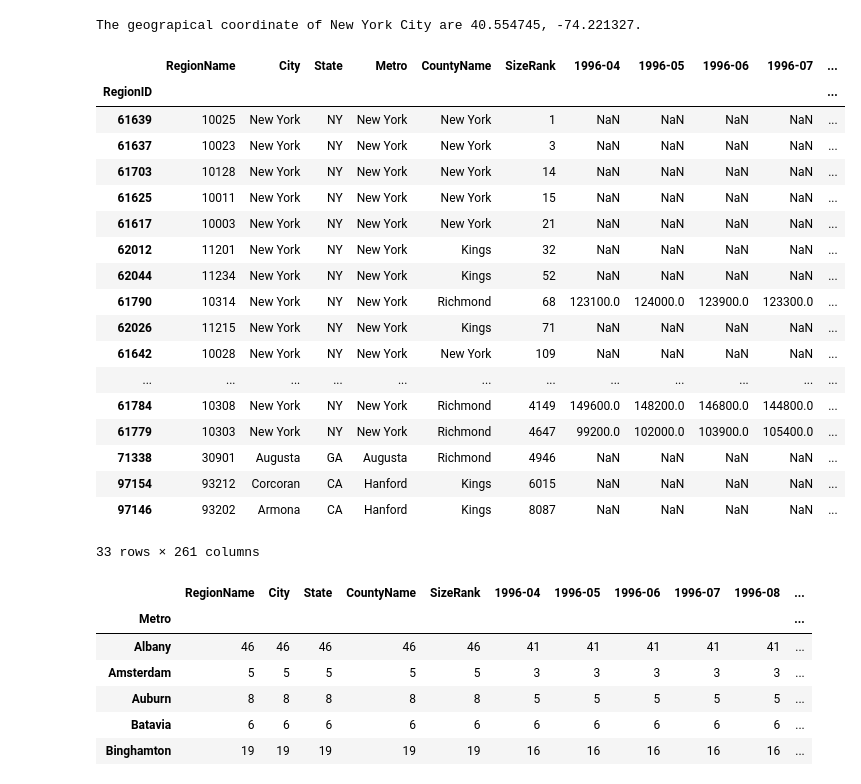
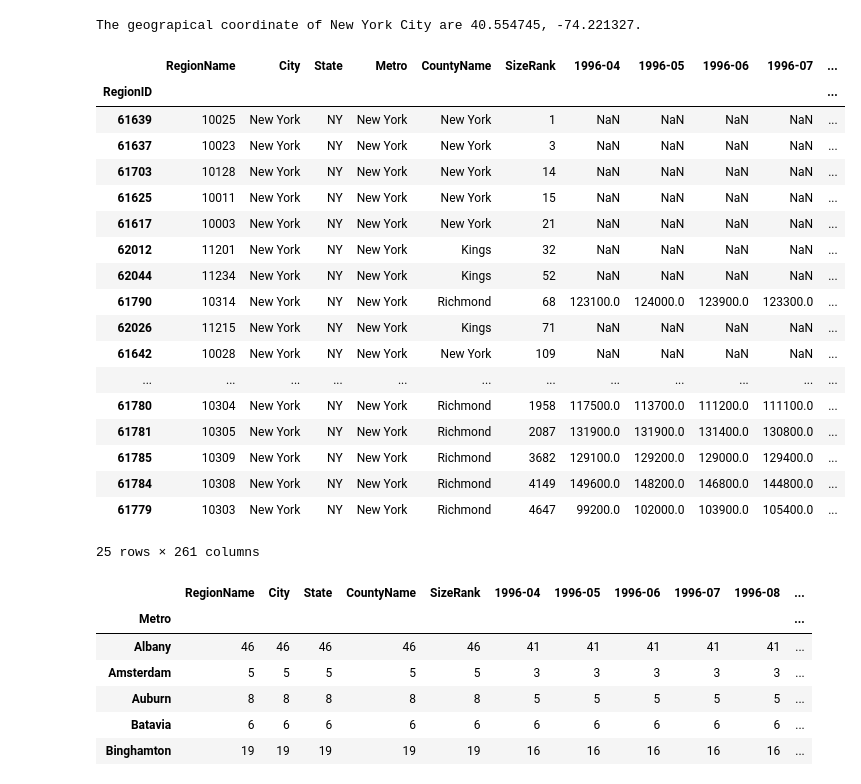
Before and after one commit to allaccountstaken/Coursera_Capstone, a Jupyter notebook: NYC_venues_prices.ipynb, the cells around one changed output. Saved outputs shown, nothing was run; the diff lists cells and outputs as text; code cells hidden in the pictures.

```diff
--- a/NYC_venues_prices.ipynb
+++ b/NYC_venues_prices.ipynb
@@ -71,27 +71,28 @@ The geograpical coordinate of New York City are 40.554745, -74.221327.
 # %%
 df = pd.read_csv('prices.csv', index_col=0)
 counties = ['New York', 'Kings', 'Bronx', 'Richmond', 'Queens']
-df.loc[df.CountyName.isin(counties)]
+df_nyc = df.loc[df.State == 'NY']
+df_nyc.loc[df_nyc.CountyName.isin(counties)]
 # %% [output]
 |  | RegionName | City | State | Metro | CountyName | SizeRank | 1996-04 | 1996-05 | 1996-06 | 1996-07 | ... |
 | RegionID |  |  |  |  |  |  |  |  |  |  | ... |
 | 61639 | 10025 | New York | NY | New York | New York | 1 | NaN | NaN | NaN | NaN | ... |
 | 61637 | 10023 | New York | NY | New York | New York | 3 | NaN | NaN | NaN | NaN | ... |
 | 61703 | 10128 | New York | NY | New York | New York | 14 | NaN | NaN | NaN | NaN | ... |
 | 61625 | 10011 | New York | NY | New York | New York | 15 | NaN | NaN | NaN | NaN | ... |
 | 61617 | 10003 | New York | NY | New York | New York | 21 | NaN | NaN | NaN | NaN | ... |
 | 62012 | 11201 | New York | NY | New York | Kings | 32 | NaN | NaN | NaN | NaN | ... |
 | 62044 | 11234 | New York | NY | New York | Kings | 52 | NaN | NaN | NaN | NaN | ... |
 | 61790 | 10314 | New York | NY | New York | Richmond | 68 | 123100.0 | 124000.0 | 123900.0 | 123300.0 | ... |
 | 62026 | 11215 | New York | NY | New York | Kings | 71 | NaN | NaN | NaN | NaN | ... |
 | 61642 | 10028 | New York | NY | New York | New York | 109 | NaN | NaN | NaN | NaN | ... |
 | ... | ... | ... | ... | ... | ... | ... | ... | ... | ... | ... | ... |
+| 61780 | 10304 | New York | NY | New York | Richmond | 1958 | 117500.0 | 113700.0 | 111200.0 | 111100.0 | ... |
+| 61781 | 10305 | New York | NY | New York | Richmond | 2087 | 131900.0 | 131900.0 | 131400.0 | 130800.0 | ... |
+| 61785 | 10309 | New York | NY | New York | Richmond | 3682 | 129100.0 | 129200.0 | 129000.0 | 129400.0 | ... |
 | 61784 | 10308 | New York | NY | New York | Richmond | 4149 | 149600.0 | 148200.0 | 146800.0 | 144800.0 | ... |
 | 61779 | 10303 | New York | NY | New York | Richmond | 4647 | 99200.0 | 102000.0 | 103900.0 | 105400.0 | ... |
-| 71338 | 30901 | Augusta | GA | Augusta | Richmond | 4946 | NaN | NaN | NaN | NaN | ... |
-| 97154 | 93212 | Corcoran | CA | Hanford | Kings | 6015 | NaN | NaN | NaN | NaN | ... |
-| 97146 | 93202 | Armona | CA | Hanford | Kings | 8087 | NaN | NaN | NaN | NaN | ... |
-33 rows × 261 columns
+25 rows × 261 columns
 # %%
 df.loc[df['State'] == 'NY'].groupby('Metro').count()
 # %% [output]
```
Also changed, not shown: 1 other file.
